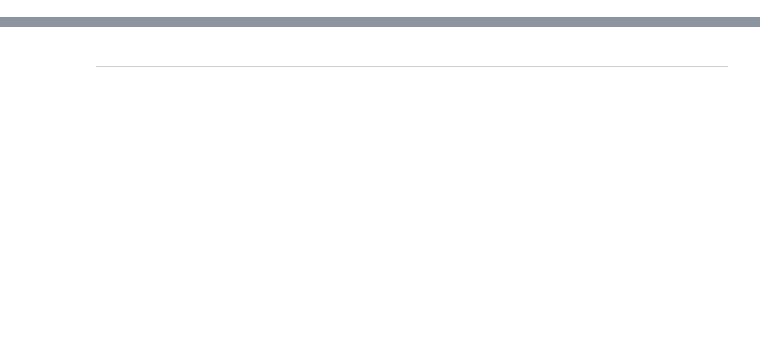
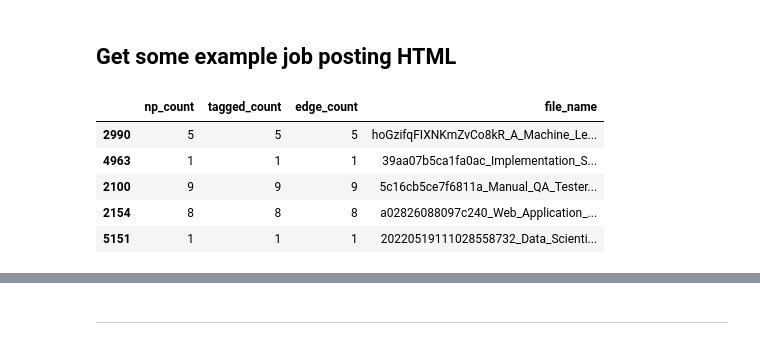
Before and after one commit to dbabbitt/job-hunting, a Jupyter notebook: library_exploration/Generate Synthetic Post Date Headers.ipynb, the cells around one changed output, grey strips where cells are left out. Cells and saved outputs as stored; diff of their text form; code cells hidden in the pictures; blank space fills up the shorter version.

```diff
--- a/library_exploration/Generate Synthetic Post Date Headers.ipynb
+++ b/library_exploration/Generate Synthetic Post Date Headers.ipynb
@@ -22,0 +74,29 @@ Utility libraries created in 5 seconds
+# %% [markdown]
+
+## Get some example job posting HTML
+# %%
+
+# Get all at-least-partially tagged file names
+cypher_str = f'''
+    // Get the tagged node counts for each file
+    MATCH (pos:PartsOfSpeech)-[r1:SUMMARIZES]->(np1:NavigableParents)-[r2:NEXT]->(np2:NavigableParents)
+    WITH
+        r2.file_name AS file_name,
+        COUNT(r1) AS tagged_count,
+        COUNT(r2) AS edge_count,
+        COUNT(np1) AS np_count
+    RETURN np_count, tagged_count, edge_count, file_name
+    ORDER BY edge_count DESC;'''
+row_objs_list = []
+with cu.driver.session() as session: row_objs_list = session.write_transaction(cu.do_cypher_tx, cypher_str)
+if row_objs_list:
+    tagged_node_counts_df = DataFrame(row_objs_list)
+    if tagged_node_counts_df.shape[0]:
+        display(tagged_node_counts_df.sample(5))
+# %% [output]
+|  | np_count | tagged_count | edge_count | file_name |
+| 2990 | 5 | 5 | 5 | hoGzifqFIXNKmZvCo8kR_A_Machine_Le... |
+| 4963 | 1 | 1 | 1 | 39aa07b5ca1fa0ac_Implementation_S... |
+| 2100 | 9 | 9 | 9 | 5c16cb5ce7f6811a_Manual_QA_Tester... |
+| 2154 | 8 | 8 | 8 | a02826088097c240_Web_Application_... |
+| 5151 | 1 | 1 | 1 | 20220519111028558732_Data_Scienti... |
```
Also changed, not shown: parts of 22 cells of this notebook.
